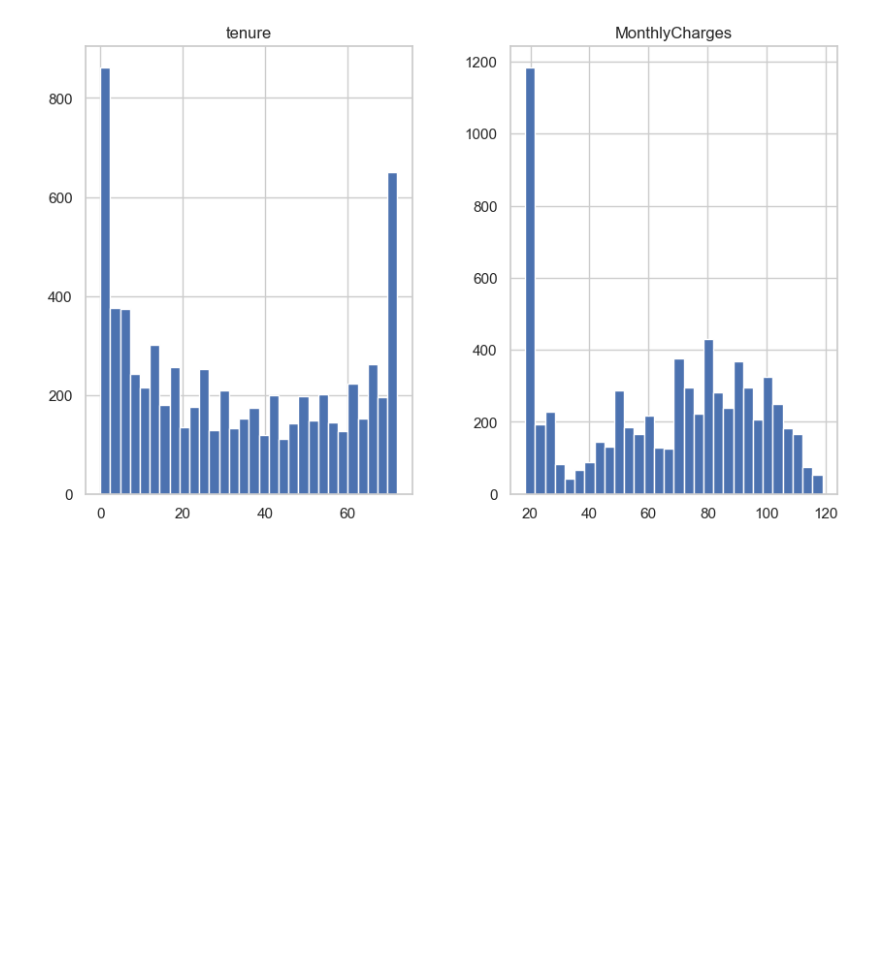
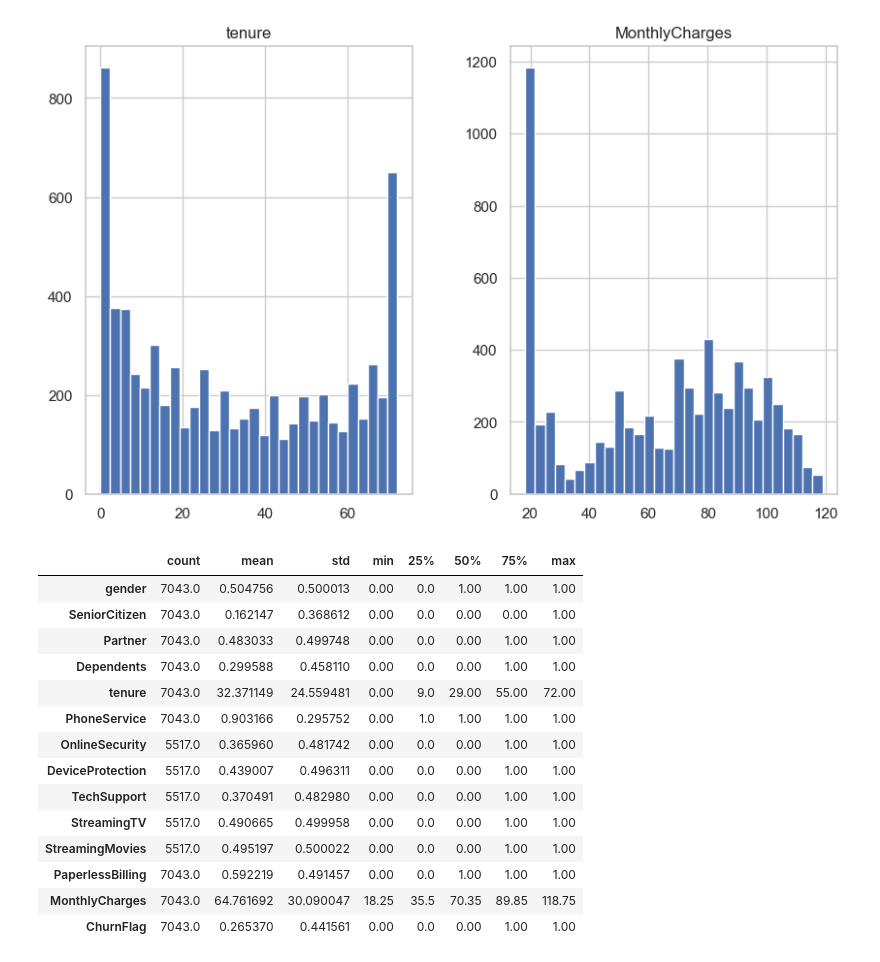
Before and after one commit to alanEmolina/Proyecto-de-IA, a Jupyter notebook: proyecto.ipynb, the cells around one changed output. Saved outputs shown, nothing was run; the diff lists cells and outputs as text; code cells hidden in the pictures; blank space fills up the shorter version.

```diff
--- a/proyecto.ipynb
+++ b/proyecto.ipynb
@@ -69,3 +88,22 @@ plt.title('Distribución de Churn');
 data[['tenure','MonthlyCharges','TotalCharges']].hist(bins=30);
 # %% [output]
 [figure]
+# %%
+# Estadísticas descriptivas de las variables numéricas
+data.describe().T
+# %% [output]
+|  | count | mean | std | min | 25% | 50% | 75% | max |
+| gender | 7043.0 | 0.504756 | 0.500013 | 0.00 | 0.0 | 1.00 | 1.00 | 1.00 |
+| SeniorCitizen | 7043.0 | 0.162147 | 0.368612 | 0.00 | 0.0 | 0.00 | 0.00 | 1.00 |
+| Partner | 7043.0 | 0.483033 | 0.499748 | 0.00 | 0.0 | 0.00 | 1.00 | 1.00 |
+| Dependents | 7043.0 | 0.299588 | 0.458110 | 0.00 | 0.0 | 0.00 | 1.00 | 1.00 |
+| tenure | 7043.0 | 32.371149 | 24.559481 | 0.00 | 9.0 | 29.00 | 55.00 | 72.00 |
+| PhoneService | 7043.0 | 0.903166 | 0.295752 | 0.00 | 1.0 | 1.00 | 1.00 | 1.00 |
+| OnlineSecurity | 5517.0 | 0.365960 | 0.481742 | 0.00 | 0.0 | 0.00 | 1.00 | 1.00 |
+| DeviceProtection | 5517.0 | 0.439007 | 0.496311 | 0.00 | 0.0 | 0.00 | 1.00 | 1.00 |
+| TechSupport | 5517.0 | 0.370491 | 0.482980 | 0.00 | 0.0 | 0.00 | 1.00 | 1.00 |
+| StreamingTV | 5517.0 | 0.490665 | 0.499958 | 0.00 | 0.0 | 0.00 | 1.00 | 1.00 |
+| StreamingMovies | 5517.0 | 0.495197 | 0.500022 | 0.00 | 0.0 | 0.00 | 1.00 | 1.00 |
+| PaperlessBilling | 7043.0 | 0.592219 | 0.491457 | 0.00 | 0.0 | 1.00 | 1.00 | 1.00 |
+| MonthlyCharges | 7043.0 | 64.761692 | 30.090047 | 18.25 | 35.5 | 70.35 | 89.85 | 118.75 |
+| ChurnFlag | 7043.0 | 0.265370 | 0.441561 | 0.00 | 0.0 | 0.00 | 1.00 | 1.00 |
```
Also changed, not shown: parts of 8 cells of this notebook.
